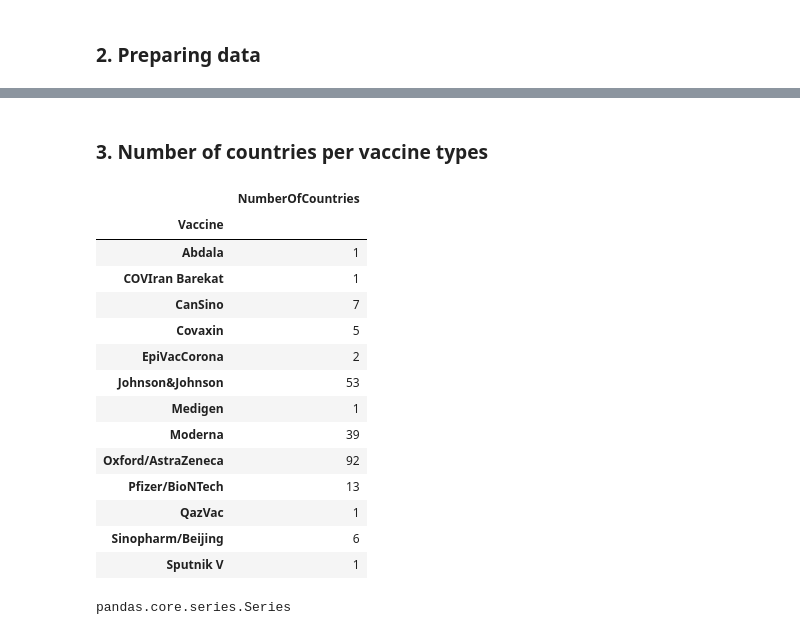
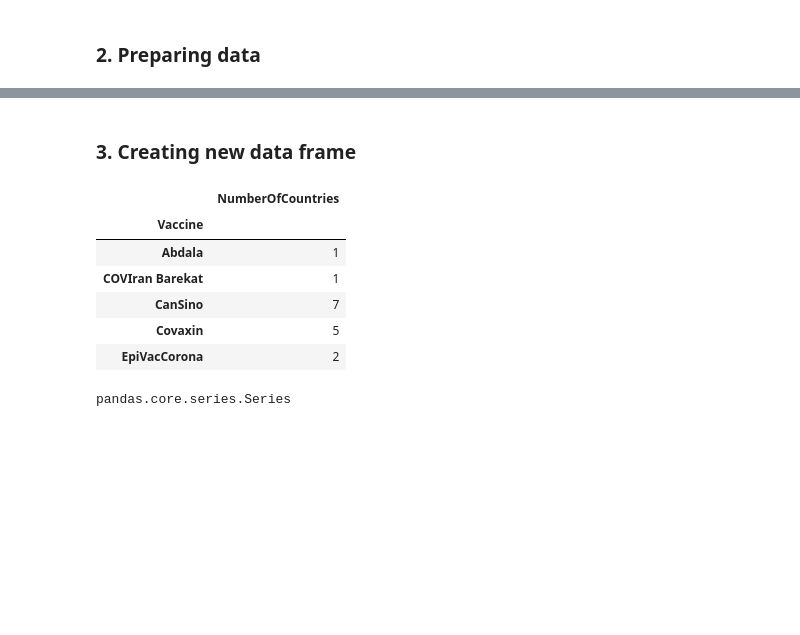
Before and after one commit to lilianasku/Other-Python-scripts, a Jupyter notebook: owid - locations.ipynb, the cells around one changed output, grey strips where cells are left out. Drawn from its saved outputs; the diff is of its cells as text; code cells hidden in the pictures; blank space fills up the shorter version.

```diff
--- a/owid - locations.ipynb
+++ b/owid - locations.ipynb
@@ -61,29 +63,21 @@ for i in range(1,9):
     vaccine_df['VaccineNo'+str(i)] = vaccine_df['VaccineNo'+str(i)].str.rstrip()
     vaccine_df['VaccineNo'+str(i)] = vaccine_df['VaccineNo'+str(i)].str.lstrip()
 # %% [markdown]
-### 3. Number of countries per vaccine types
+### 3. Creating new data frame
 # %%
 #Number of countries by the first vaccine choice
 df1=vaccine_df.groupby(["VaccineNo1"])[["location"]].count()
 df1.index.names=['Vaccine']
 df1.rename(columns={'location':'NumberOfCountries'}, inplace = True)
-df1.head(20)
+df1.head(5)
 # %% [output]
 |  | NumberOfCountries |
 | Vaccine |  |
 | Abdala | 1 |
 | COVIran Barekat | 1 |
 | CanSino | 7 |
 | Covaxin | 5 |
 | EpiVacCorona | 2 |
-| Johnson&Johnson | 53 |
-| Medigen | 1 |
-| Moderna | 39 |
-| Oxford/AstraZeneca | 92 |
-| Pfizer/BioNTech | 13 |
-| QazVac | 1 |
-| Sinopharm/Beijing | 6 |
-| Sputnik V | 1 |
 # %%
 #number of countries with DfNo vaccine choices
 def CreateDFs(DfNo):
```
Also changed, not shown: parts of 8 cells of this notebook.
